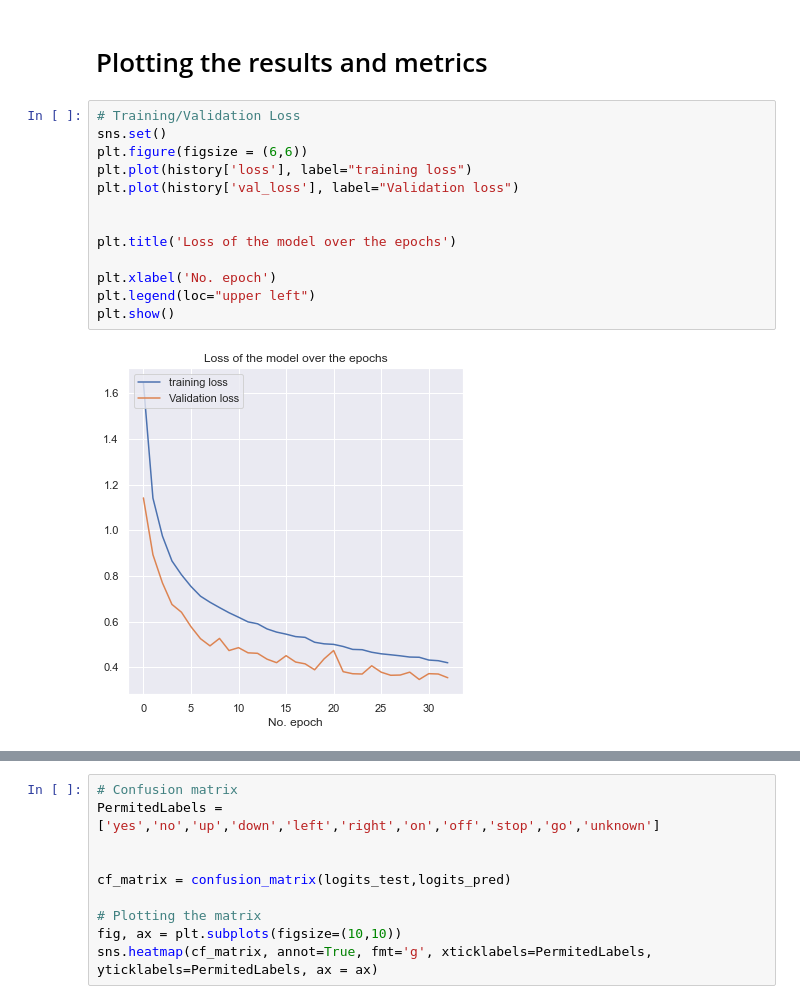
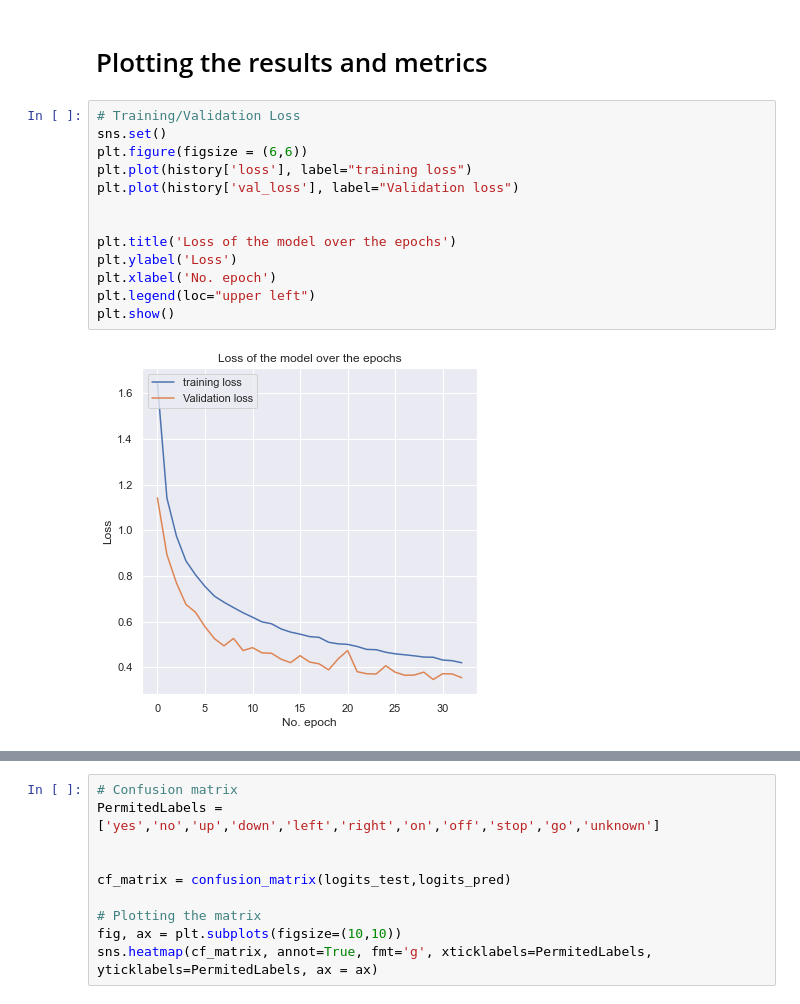
Before and after one commit to cocoalex00/Speech-recognition-COM3025, a Jupyter notebook: Convolutional_LSTM.ipynb, the cells around one changed output, grey strips where cells are left out. Drawn from its saved outputs; the diff is of its cells as text.

```diff
--- a/Convolutional_LSTM.ipynb
+++ b/Convolutional_LSTM.ipynb
@@ -233,18 +243,18 @@ print(logits_test)
 # %%
 # Training/Validation Loss
 sns.set()
 plt.figure(figsize = (6,6))
 plt.plot(history['loss'], label="training loss")
 plt.plot(history['val_loss'], label="Validation loss")
 
 
 plt.title('Loss of the model over the epochs')
-
+plt.ylabel('Loss')
 plt.xlabel('No. epoch')
 plt.legend(loc="upper left")
 plt.show()
 # %% [output]
-[figure, old version]
+[figure, new version]
 # %%
 plt.figure(figsize = (6,6))
 plt.plot(history['accuracy'], label="training Accuracy")
```
Also changed, not shown: parts of 4 cells of this notebook, 2 other files.
